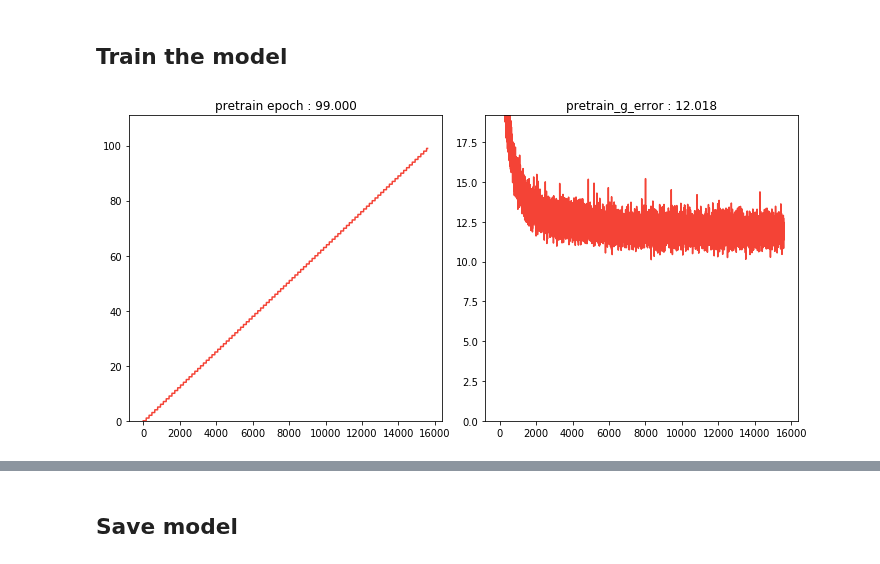
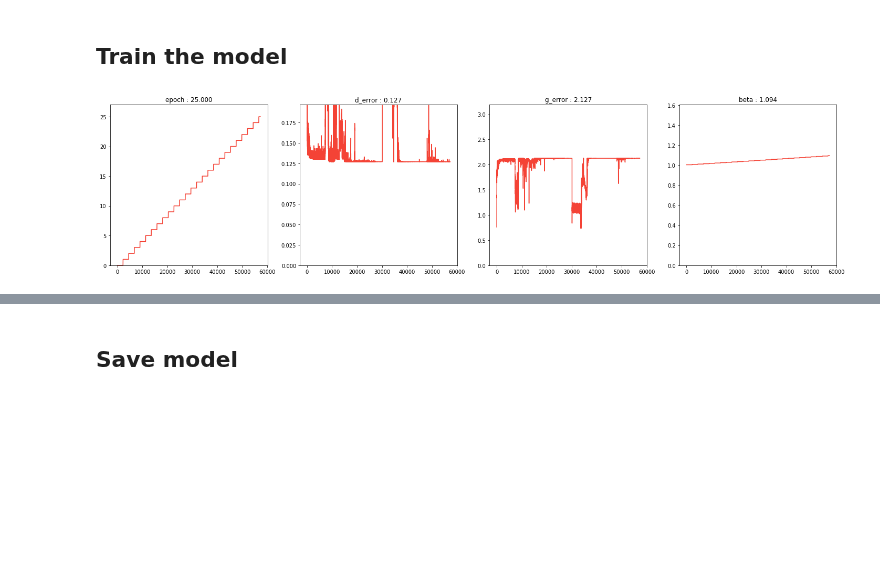
Before and after one commit to mhattingpete/GenerativeAdversarialNetworks, a Jupyter notebook: Notebooks/COCOCaptions/RNNGAN-Gumbel.ipynb, the cells around one changed output, grey strips where cells are left out. Cells and saved outputs as stored; diff of their text form; code cells hidden in the pictures; blank space fills up the shorter version.

```diff
--- a/Notebooks/COCOCaptions/RNNGAN-Gumbel.ipynb
+++ b/Notebooks/COCOCaptions/RNNGAN-Gumbel.ipynb
@@ -39,11 +42,15 @@ cuda
 # %% [markdown]
 ## Dataset loading
 # %%
-batch_size = 32
+batch_size = 128
 
-data_dict = create_dataset(batch_size,device,max_vocab_size=2000)
-train_iter,val_iter,test_iter = data_dict["data_iters"]
+data_dict = create_dataset("../../../Datasets/COCO2015Captions",batch_size,min_vocab_freq=100,max_vocab_size=None)
+train_data,val_data,test_data = data_dict["data_iters"]
 text_field = data_dict["fields"]
 num_classes = data_dict["num_classes"]
 SOS_TOKEN,EOS_TOKEN,UNK_TOKEN,PAD_TOKEN = data_dict["tokens"]
 max_seq_len = data_dict["max_seq_len"]
+
+train_iter = iter(train_data)
+val_iter = iter(val_data)
+test_iter = iter(train_data)
@@ -50,7 +75,8 @@ max_seq_len = data_dict["max_seq_len"]
 # %% [markdown]
 ## Training setup
 # %%
-lr = 1e-4
+g_lr = 1e-4
+d_lr = 3e-5
 
 noise_size = 128
 
@@ -63,13 +89,13 @@ generator = GumbelRNNGenerator(hidden_size=256,noise_size=noise_size,output_size
 discriminator = GumbelRNNDiscriminator(input_size=num_classes,hidden_size=256,output_size=1).to(device)
 
 # otpimizers
-g_optimizer = optim.Adam(generator.parameters(),lr=lr)
-d_optimizer = optim.Adam(discriminator.parameters(),lr=lr)
+g_optimizer = optim.Adam(generator.parameters(),lr=g_lr)
+d_optimizer = optim.Adam(discriminator.parameters(),lr=d_lr)
 g_lr_scheduler = optim.lr_scheduler.ReduceLROnPlateau(g_optimizer,mode="min",factor=0.5,patience=2,verbose=True)
 
 # losses
 loss_fun = nn.BCEWithLogitsLoss()
-loss_weight = torch.ones(vocab_size).to(device)
+loss_weight = torch.ones(num_classes).to(device)
 loss_weight[SOS_TOKEN] = 0.0
 #loss_weight[EOS_TOKEN] = 0.0
 #loss_weight[UNK_TOKEN] = 0.0
@@ -106,6 +132,7 @@ def pretrain_generator(real_data,fake_data,optimizer):
     fake_data = torch.log(fake_data+1e-8)
     for i in range(fake_data.size(1)):
         loss += pretrain_loss_fun(fake_data[:,i,:],real_data[:,i])
+    loss /= fake_data.size(1)
     loss.backward()
 
     optimizer.step()
@@ -198,15 +225,16 @@ g_error = 0
 
 # pretrain generator
 for ep in range(epochs_pretrain):
+    train_iter = iter(train_data)
     batch_error = []
     for n_batch,batch in enumerate(train_iter):
-        real_data = batch.text
+        real_data = batch.text.to(device)
         N = real_data.size(0)
         num_steps = real_data.size(1)
-        real_data_onehot = onehot(real_data,vocab_size)#.to(device)
+        real_data_onehot = onehot(real_data,num_classes)
 
         # Generate fake data
-        generator.train()
+        #generator.train()
         noise = sample_noise(N,noise_size,device)
         fake_data = generator(z=noise,num_steps=num_steps,temperature=pretrain_temperature,
                               x=real_data.long())
@@ -217,34 +245,34 @@ for ep in range(epochs_pretrain):
         pretrain_g_error = pretrain_generator(real_data,fake_data,g_optimizer)
         batch_error.append(pretrain_g_error)
 
-        del fake_data
-        del real_data
-
         # Log batch error and delete tensors
         pretrain_dis.update(pretrain_step,'train',{"pretrain epoch":ep,"pretrain_g_error":pretrain_g_error.item()})
         pretrain_step += 1
         if pretrain_step % 200 == 0:
             pretrain_dis.display(scale=True)
     g_lr_scheduler.step(torch.stack(batch_error).mean())
-    if ep % 10 == 0:
-        generator.eval()
-        test_samples = generator(z=test_noise,num_steps=num_steps,temperature=pretrain_temperature)
-        test_samples_vals = torch.argmax(test_samples,dim=2)
-        plotSamples(test_samples_vals,xu=num_steps,yu=vocab_size,title="Fake data")
-        plt.show()
+    """if ep % 10 == 0:
+        #generator.eval()
+        #test_samples = generator(z=test_noise,num_steps=num_steps,temperature=pretrain_temperature)
+        #test_samples_vals = torch.argmax(test_samples,dim=2)
+        #plotSamples(test_samples_vals,xu=num_steps,yu=num_classes,title="Fake data")
+        #plt.show()
+    """
 
 # train adverserially
+
 try:
     while epoch < num_epochs:
+        train_iter = iter(train_data)
         temperature = max_temperature**((epoch+1)/num_epochs)
         for n_batch,batch in enumerate(train_iter):
-            real_data = batch.text
+            real_data = batch.text.to(device)
             N = real_data.size(0)
             num_steps = real_data.size(1)
             # 1. Train Discriminator
-            real_data_onehot = onehot(real_data,vocab_size)#.to(device)
+            real_data_onehot = onehot(real_data,num_classes)
             real_data_onehot[real_data_onehot==1] = 0.9
-            real_data_onehot[real_data_onehot==0] = (1.0-0.9)/(vocab_size-1.0)
+            real_data_onehot[real_data_onehot==0] = (1.0-0.9)/(num_classes-1.0)
 
             # Generate fake data and detach
             # (so gradients are not calculated for generator)
@@ -252,50 +280,47 @@ try:
             with torch.no_grad():
                 fake_data = generator(z=noise_tensor,num_steps=num_steps,temperature=temperature).detach()
             if torch.isnan(fake_data).any():
                 print(noise_tensor)
                 assert False
             # Train D
             d_error = train_discriminator(real_data_onehot,fake_data,d_optimizer)
 
             # 2. Train Generator every 'gen_train_freq' steps
             if global_step % gen_train_freq == 0:
                 for _ in range(gen_steps):
                     # Generate fake data
-                    noise_tensor2 = sample_noise(N,noise_size,device)
-                    fake_data = generator(z=noise_tensor2,num_steps=num_steps,temperature=temperature)
+                    noise_tensor = sample_noise(N,noise_size,device)
+                    fake_data = generator(z=noise_tensor,num_steps=num_steps,temperature=temperature)
                     if torch.isnan(fake_data).any():
-                        print(noise_tensor2)
+                        print(noise_tensor)
                         assert False
                     # Train G
                     g_error = train_generator(real_data_onehot,fake_data,g_optimizer)
                     g_error = g_error.item()
 
             # Log batch error and delete tensors
             dis.update(global_step,'train',{"epoch":epoch,"d_error":d_error.item(),"g_error":g_error,
                                             "beta":temperature.item()})
             global_step += 1
-            del fake_data
-            del noise_tensor
 
             # Display Progress every few batches
             if global_step % 50 == 0:
-                test_samples = generator(z=test_noise,num_steps=num_steps,temperature=temperature)
-                test_samples_vals = torch.argmax(test_samples,dim=2)
+                #test_samples = generator(z=test_noise,num_steps=num_steps,temperature=temperature)
+                #test_samples_vals = torch.argmax(test_samples,dim=2)
                 dis.display(scale=True)
-                plotSamples(real_data,xu=num_steps,yu=num_classes,title="Real data")
-                plotSamples(test_samples_vals,xu=num_steps,yu=num_classes,title="Fake data")
-                if epoch % 50 == 0:
-                    plt.savefig("Figures/RaSGAN-RNN-ToyData-Epoch="+str(epoch)+".png")
-                plt.show()
-            del real_data
+                #plotSamples(real_data,xu=num_steps,yu=num_classes,title="Real data")
+                #plotSamples(test_samples_vals,xu=num_steps,yu=num_classes,title="Fake data")
+                #if epoch % 50 == 0:
+                #    plt.savefig("Figures/RaSGAN-RNN-ToyData-Epoch="+str(epoch)+".png")
+                #plt.show()
         epoch += 1
 except:
-    test_samples = generator(z=test_noise,num_steps=num_steps,temperature=temperature)
-    test_samples_vals = torch.argmax(test_samples,dim=2)
+    #test_samples = generator(z=test_noise,num_steps=num_steps,temperature=temperature)
+    #test_samples_vals = torch.argmax(test_samples,dim=2)
     dis.display(scale=True)
-    plotSamples(real_data,xu=num_steps,yu=num_classes,title="Real data")
-    plotSamples(test_samples_vals,xu=num_steps,yu=num_classes,title="Fake data")
-    plt.savefig("Figures/RaSGAN-RNN-ToyData.png")
-    plt.show()
+    #plotSamples(real_data,xu=num_steps,yu=num_classes,title="Real data")
+    #plotSamples(test_samples_vals,xu=num_steps,yu=num_classes,title="Fake data")
+    #plt.savefig("Figures/RaSGAN-RNN-ToyData.png")
+    #plt.show()
 # %% [output]
-[figure, old version]
+[figure, new version]
```
Also changed, not shown: parts of 8 cells of this notebook, 8 other files.
